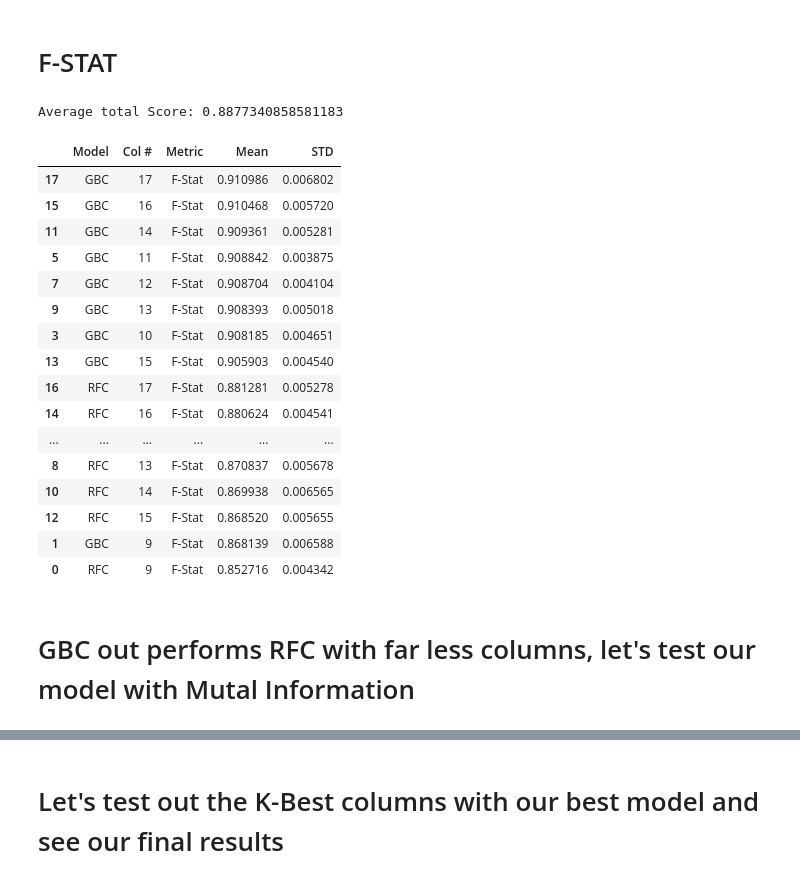
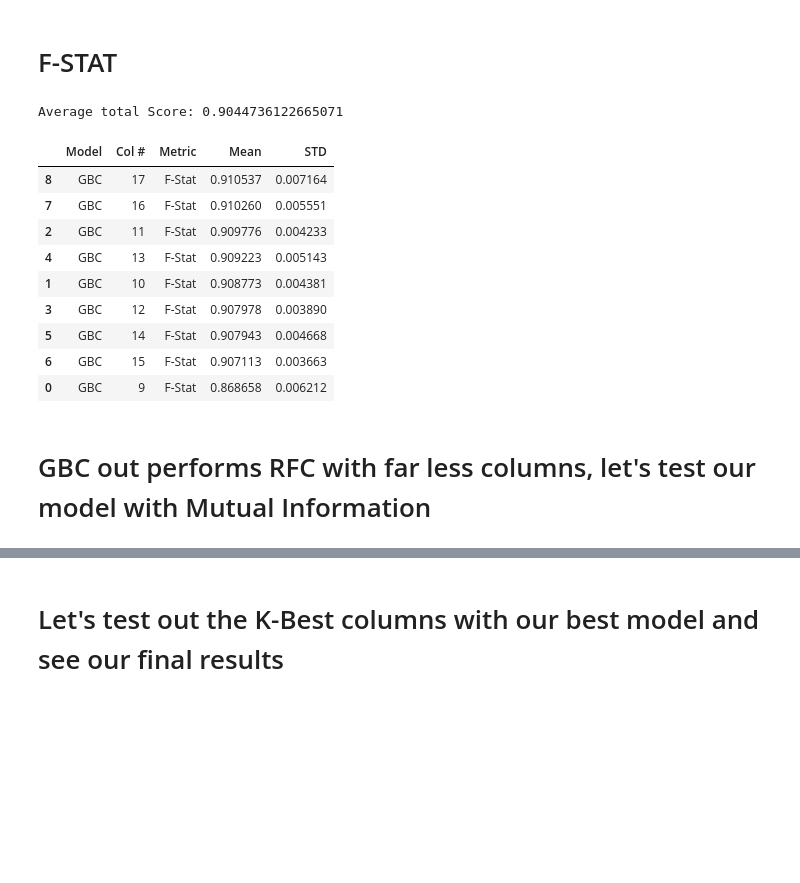
Before and after one commit to MaukanMir/Liver-Cirrhosis-Classification, a Jupyter notebook: training.ipynb, the cells around one changed output, grey strips where cells are left out. Drawn from its saved outputs; the diff is of its cells as text; code cells hidden in the pictures; blank space fills up the shorter version.

Commit message:
added new models

```diff
--- a/training.ipynb
+++ b/training.ipynb
@@ -540,36 +574,28 @@ pca_analysis(X, preprocessor)
 # %% [markdown]
 # F-STAT
 # %%
-names = ["RFC", "GBC",]
+names = ["GBC",]
 models = [
-  RandomForestClassifier(max_depth=20,min_samples_leaf=1,min_samples_split=5,n_estimators=300),
   GradientBoostingClassifier(learning_rate=0.2,max_depth=7, n_estimators=300),
 ]
 
 variance_window = range(9,17+1)
 metric = f_classif
 test_k_best_columns(names, models, X, y, metric,'F-Stat', variance_window, preprocessor)
 # %% [output]
-Average total Score: 0.8877340858581183
+Average total Score: 0.9044736122665071
 |  | Model | Col # | Metric | Mean | STD |
-| 17 | GBC | 17 | F-Stat | 0.910986 | 0.006802 |
-| 15 | GBC | 16 | F-Stat | 0.910468 | 0.005720 |
-| 11 | GBC | 14 | F-Stat | 0.909361 | 0.005281 |
-| 5 | GBC | 11 | F-Stat | 0.908842 | 0.003875 |
-| 7 | GBC | 12 | F-Stat | 0.908704 | 0.004104 |
-| 9 | GBC | 13 | F-Stat | 0.908393 | 0.005018 |
-| 3 | GBC | 10 | F-Stat | 0.908185 | 0.004651 |
-| 13 | GBC | 15 | F-Stat | 0.905903 | 0.004540 |
-| 16 | RFC | 17 | F-Stat | 0.881281 | 0.005278 |
-| 14 | RFC | 16 | F-Stat | 0.880624 | 0.004541 |
-| ... | ... | ... | ... | ... | ... |
-| 8 | RFC | 13 | F-Stat | 0.870837 | 0.005678 |
-| 10 | RFC | 14 | F-Stat | 0.869938 | 0.006565 |
-| 12 | RFC | 15 | F-Stat | 0.868520 | 0.005655 |
-| 1 | GBC | 9 | F-Stat | 0.868139 | 0.006588 |
-| 0 | RFC | 9 | F-Stat | 0.852716 | 0.004342 |
+| 8 | GBC | 17 | F-Stat | 0.910537 | 0.007164 |
+| 7 | GBC | 16 | F-Stat | 0.910260 | 0.005551 |
+| 2 | GBC | 11 | F-Stat | 0.909776 | 0.004233 |
+| 4 | GBC | 13 | F-Stat | 0.909223 | 0.005143 |
+| 1 | GBC | 10 | F-Stat | 0.908773 | 0.004381 |
+| 3 | GBC | 12 | F-Stat | 0.907978 | 0.003890 |
+| 5 | GBC | 14 | F-Stat | 0.907943 | 0.004668 |
+| 6 | GBC | 15 | F-Stat | 0.907113 | 0.003663 |
+| 0 | GBC | 9 | F-Stat | 0.868658 | 0.006212 |
 # %% [markdown]
-# GBC out performs RFC with far less columns, let's test our model with Mutal Information
+# GBC out performs RFC with far less columns, let's test our model with Mutual Information
 # %%
 names = ["GBC"]
 models = [
```
Also changed, not shown: parts of 3 cells of this notebook.
